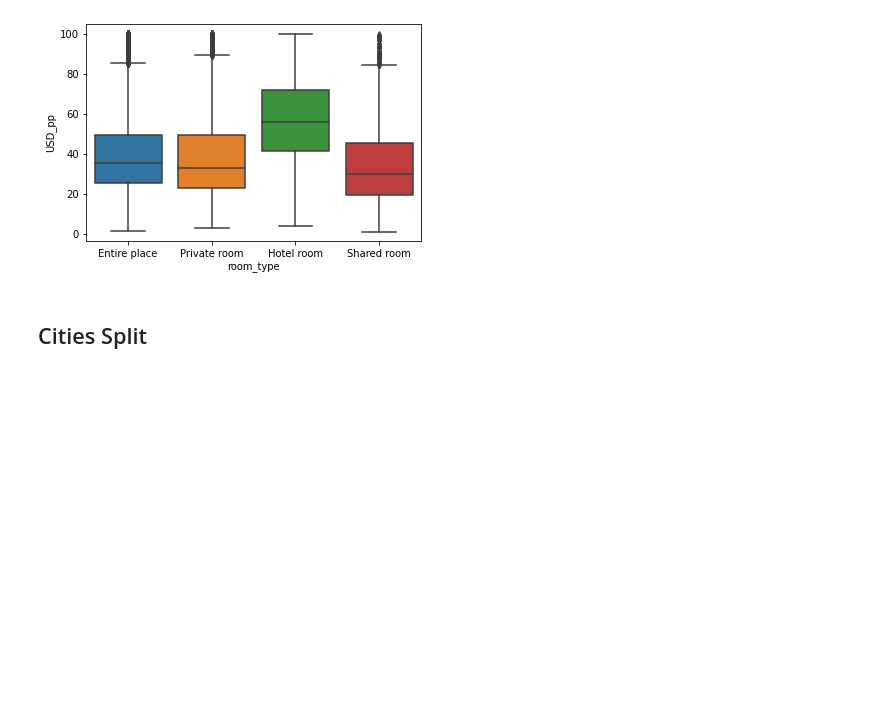
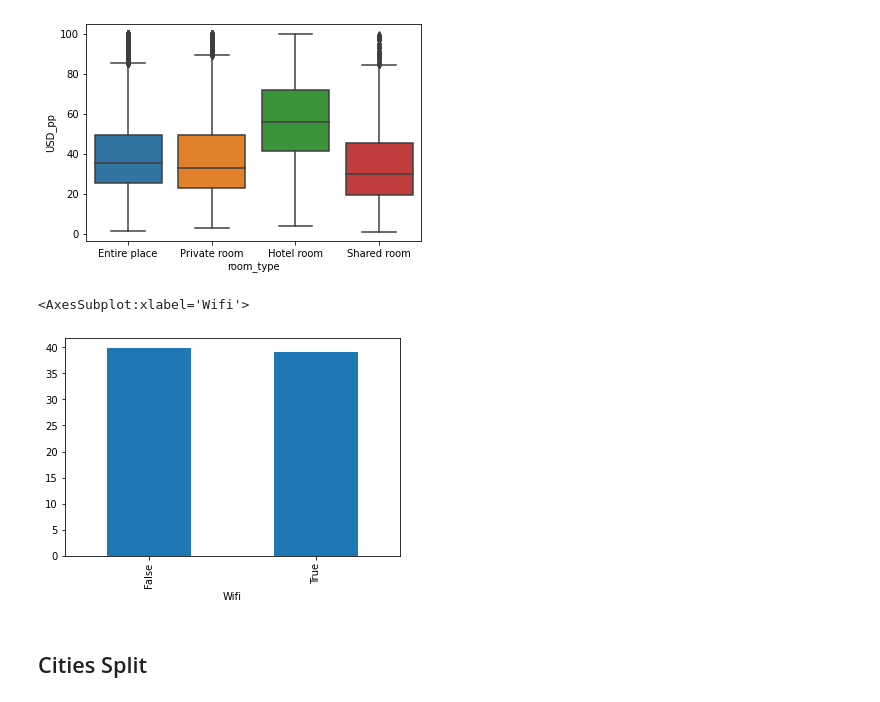
Before and after one commit to spandanakonduru/Airbnb-Analysis, a Jupyter notebook: Diss_Code.ipynb, the cells around one changed output. Saved outputs shown, nothing was run; the diff lists cells and outputs as text; code cells hidden in the pictures; blank space fills up the shorter version.

```diff
--- a/Diss_Code.ipynb
+++ b/Diss_Code.ipynb
@@ -307,4 +382,11 @@ sns.boxplot(data = listings_cities, x = 'room_type', y = 'USD_pp')
 # %% [output]
 <AxesSubplot:xlabel='room_type', ylabel='USD_pp'>
 [figure]
+# %%
+#plt.pie(listings_cities['Wifi'].value_counts().values, labels = listings_cities['Wifi'].value_counts().index, autopct = '%1.1f%%')
+
+listings_cities.groupby('Wifi')['USD_pp'].mean().plot.bar()
+# %% [output]
+<AxesSubplot:xlabel='Wifi'>
+[figure, added]
 # %%
```
Also changed, not shown: parts of 55 cells of this notebook.
